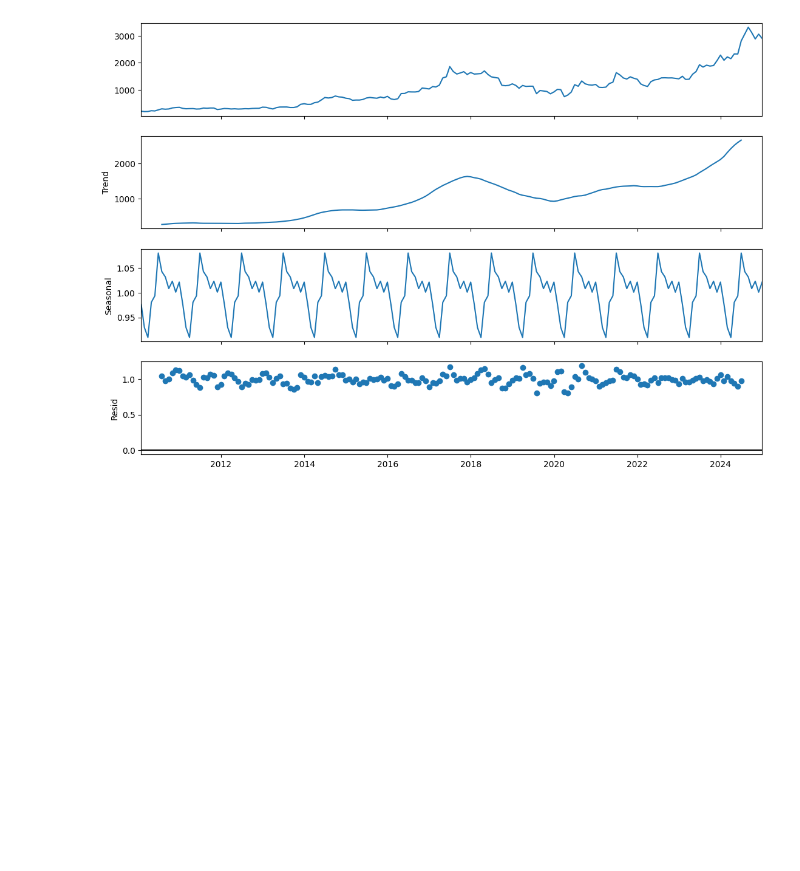
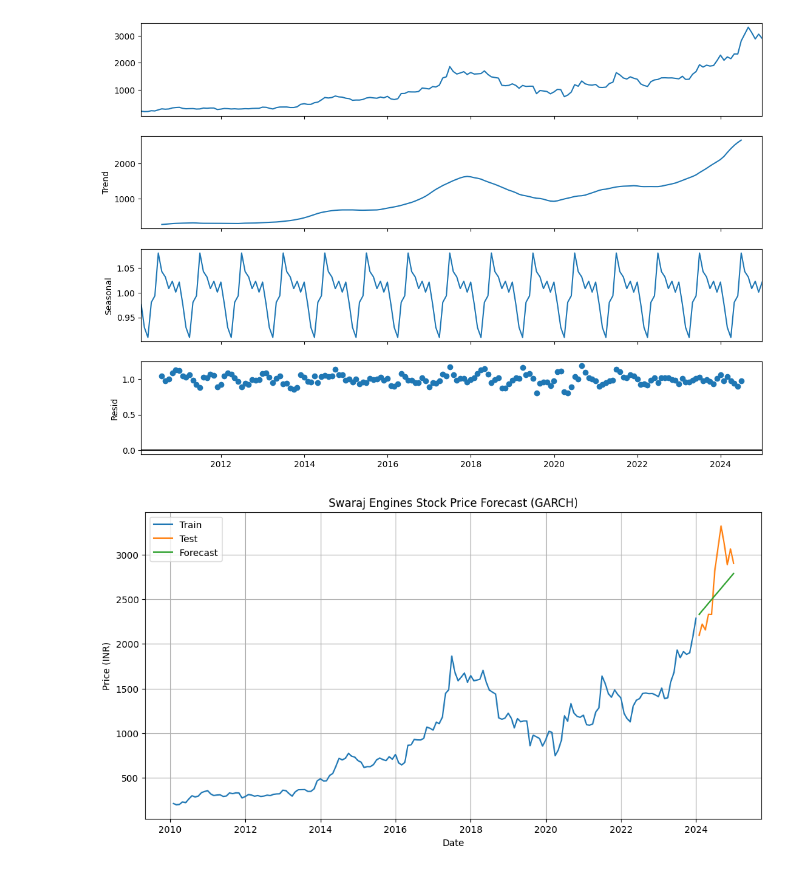
Before and after one commit to Mait07/Stock-Price-with-Time-Series-Analysis, a Jupyter notebook: Swaraj_Eng_Stock.ipynb, the cells around one changed output. Drawn from its saved outputs; the diff is of its cells as text; code cells hidden in the pictures; blank space fills up the shorter version.

```diff
--- a/Swaraj_Eng_Stock.ipynb
+++ b/Swaraj_Eng_Stock.ipynb
@@ -351,3 +340,31 @@ fig.set_size_inches(12, 8)
 plt.show()
 # %% [output]
 [figure]
+# %%
+last_price = train.iloc[-1]
+forecasted_returns = garch_fit.forecast(horizon=12).mean.iloc[-1].values / 100  # Convert to decimal
+# Ensure the forecast has the same index as the test set
+forecast = pd.Series(last_price.iloc[0] * (1 + forecasted_returns.cumsum()), index=test.index)
+# %%
+if best_model_name in ['ARIMA', 'SARIMA']:
+    forecast = best_model.forecast(steps=12)
+elif best_model_name == 'SES':
+    forecast = best_model.forecast(steps=12)
+else:  # GARCH
+    last_price = train.iloc[-1]
+    forecasted_returns = garch_fit.forecast(horizon=12).mean.iloc[-1].values / 100
+    forecast = pd.Series(last_price.iloc[0] * (1 + forecasted_returns.cumsum()), index=test.index)
+# %%
+# Forecast plot
+plt.figure(figsize=(12, 6))
+plt.plot(train.index, train, label='Train')
+plt.plot(test.index, test, label='Test')
+plt.plot(test.index, forecast, label='Forecast')
+plt.title(f'Swaraj Engines Stock Price Forecast ({best_model_name})')
+plt.xlabel('Date')
+plt.ylabel('Price (INR)')
+plt.legend()
+plt.grid(True)
+plt.show()
+# %% [output]
+[figure, added]
```
Also changed, not shown: parts of 2 cells of this notebook.
